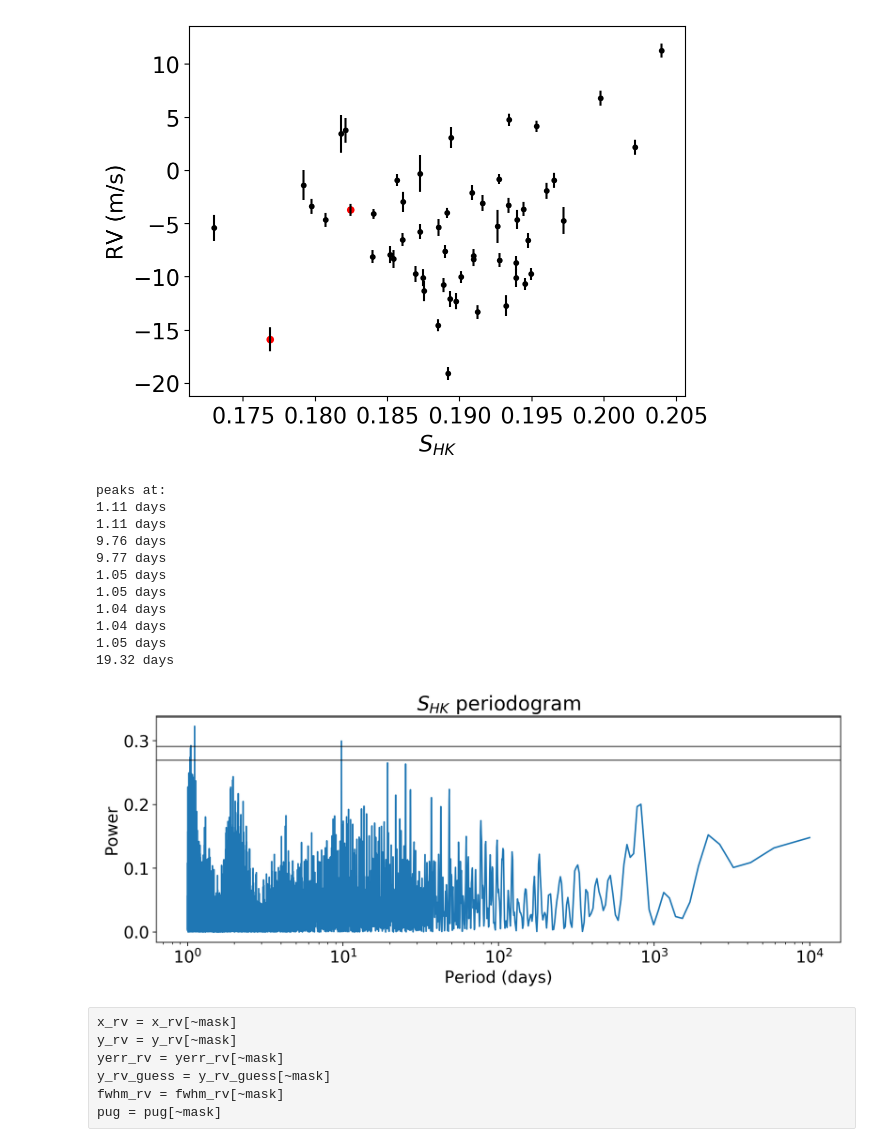
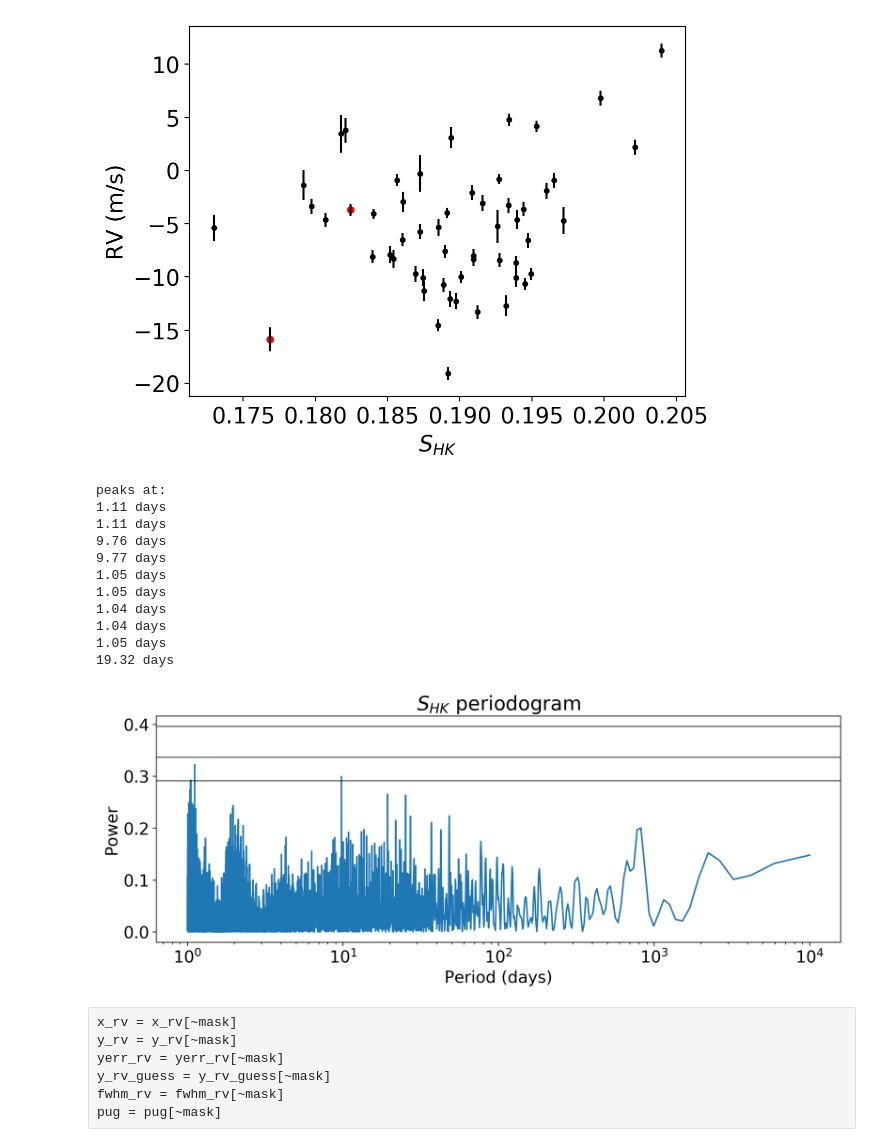
Before and after one commit to megbedell/tesstwin, a Jupyter notebook: notebooks/exoplanet/rv_fit.ipynb, the cells around one changed output. Drawn from its saved outputs; the diff is of its cells as text; code cells hidden in the pictures.

```diff
--- a/notebooks/exoplanet/rv_fit.ipynb
+++ b/notebooks/exoplanet/rv_fit.ipynb
@@ -99,7 +99,7 @@ from astropy.timeseries import LombScargle
 ls = LombScargle(x_rv, y_rv_guess, yerr_rv)
 freq, power = ls.autopower(minimum_frequency=1.e-4,
                                                    maximum_frequency=1.)
-probabilities = [0.1, 0.05, 0.01]
+probabilities = [0.05, 0.01, 0.001]
 fal = ls.false_alarm_level(probabilities)
 
 fig,ax = plt.subplots(1,1,figsize=(12,4))
@@ -153,7 +153,7 @@ Pearson R is 0.4587 with a false-alarm probability of 0.0004
 ls = LombScargle(x_rv, fwhm_rv_guess)
 freq, power = ls.autopower(minimum_frequency=1.e-4,
                                                    maximum_frequency=1.)
-probabilities = [0.1, 0.05, 0.01]
+probabilities = [0.05, 0.01, 0.001]
 fal = ls.false_alarm_level(probabilities)
 
 fig,ax = plt.subplots(1,1,figsize=(12,4))
@@ -202,7 +202,7 @@ Pearson R is 0.3204 with a false-alarm probability of 0.0171
 ls = LombScargle(x_rv, bis_rv_guess)
 freq, power = ls.autopower(minimum_frequency=1.e-4,
                                                    maximum_frequency=1.)
-probabilities = [0.1, 0.05, 0.01]
+probabilities = [0.05, 0.01, 0.001]
 fal = ls.false_alarm_level(probabilities)
 
 fig,ax = plt.subplots(1,1,figsize=(12,4))
@@ -248,35 +248,35 @@ Pearson R is 0.2432 with a false-alarm probability of 0.0736
 ls = LombScargle(x_rv, shk)
 freq, power = ls.autopower(minimum_frequency=1.e-4,
                                                    maximum_frequency=1.)
-probabilities = [0.1, 0.05, 0.01]
+probabilities = [0.05, 0.01, 0.001]
 fal = ls.false_alarm_level(probabilities)
 
 fig,ax = plt.subplots(1,1,figsize=(12,4))
 ax.plot(1./freq, power)
 #ax.axvline(periods, c='r', alpha=0.5)
 for f in fal:
     ax.axhline(f, c='k', alpha=0.5)
 ax.set_xscale('log')
 ax.set_title('$S_{HK}$ periodogram')
 ax.set_xlabel('Period (days)')
 ax.set_ylabel('Power')
 print("peaks at:")
 sorted_peaks = 1./freq[np.argsort(power)[::-1]]
 for i in range(10):
     print("{0:.2f} days".format(sorted_peaks[i]))
 # %% [output]
 peaks at:
 1.11 days
 1.11 days
 9.76 days
 9.77 days
 1.05 days
 1.05 days
 1.04 days
 1.04 days
 1.05 days
 19.32 days
-[figure, old version]
+[figure, new version]
 # %% [raw]
 x_rv = x_rv[~mask]
 y_rv = y_rv[~mask]
```
Also changed, not shown: parts of 10 cells of this notebook, 3 other files.
